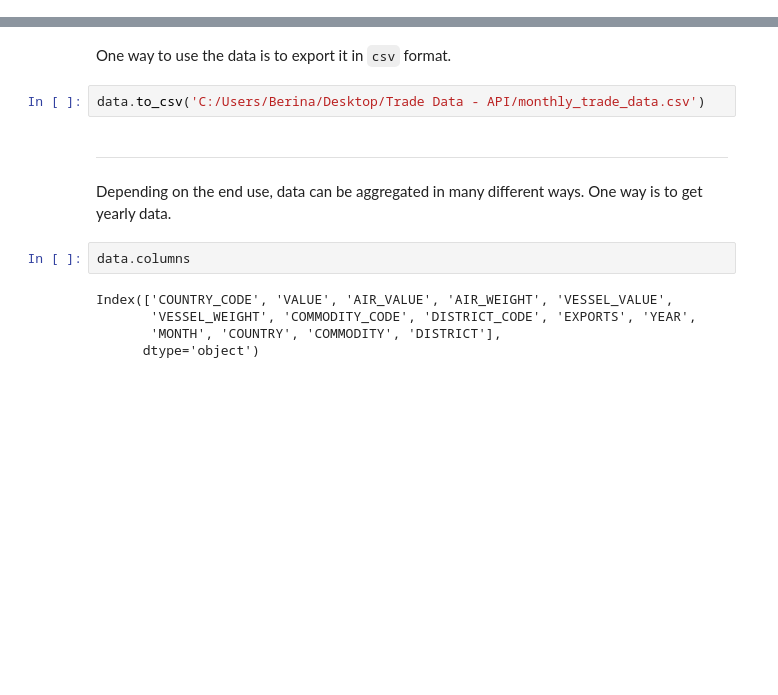
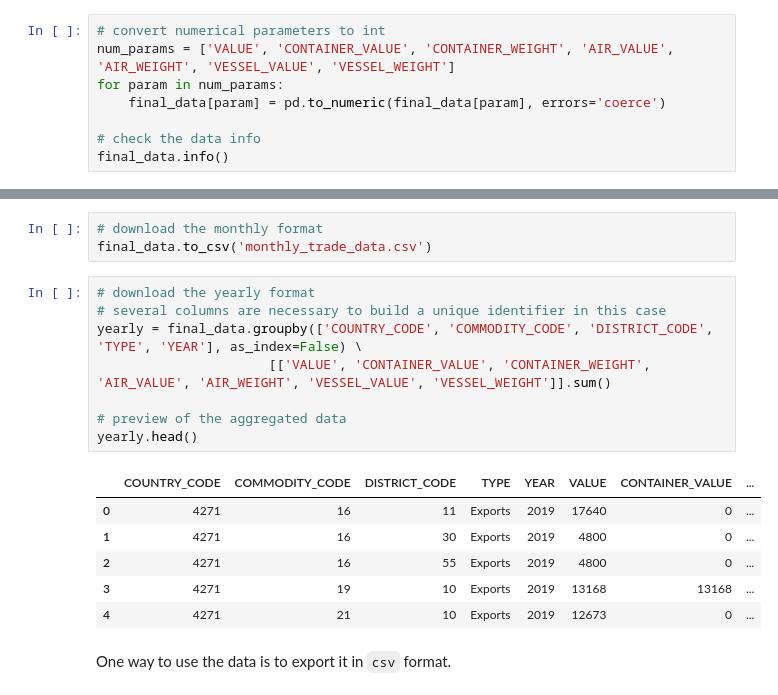
Before and after one commit to berina/trade_data_API, a Jupyter notebook: International Trade Data API.ipynb, the cells around one changed output, grey strips where cells are left out. Cells and saved outputs as stored; diff of their text form; blank space fills up the shorter version.

```diff
--- a/International Trade Data API.ipynb
+++ b/International Trade Data API.ipynb
@@ -268,0 +361,8 @@ for param in num_params:
+# %%
+# convert numerical parameters to int
+num_params = ['VALUE', 'CONTAINER_VALUE', 'CONTAINER_WEIGHT', 'AIR_VALUE', 'AIR_WEIGHT', 'VESSEL_VALUE', 'VESSEL_WEIGHT']
+for param in num_params:
+    final_data[param] = pd.to_numeric(final_data[param], errors='coerce')
+
+# check the data info
+final_data.info()
@@ -269,15 +428,20 @@ for param in num_params:
+# %%
+# download the monthly format
+final_data.to_csv('monthly_trade_data.csv')
+# %%
+# download the yearly format
+# several columns are necessary to build a unique identifier in this case
+yearly = final_data.groupby(['COUNTRY_CODE', 'COMMODITY_CODE', 'DISTRICT_CODE', 'TYPE', 'YEAR'], as_index=False) \
+                      [['VALUE', 'CONTAINER_VALUE', 'CONTAINER_WEIGHT', 'AIR_VALUE', 'AIR_WEIGHT', 'VESSEL_VALUE', 'VESSEL_WEIGHT']].sum()
+
+# preview of the aggregated data
+yearly.head()
+# %% [output]
+|  | COUNTRY_CODE | COMMODITY_CODE | DISTRICT_CODE | TYPE | YEAR | VALUE | CONTAINER_VALUE | ... |
+| 0 | 4271 | 16 | 11 | Exports | 2019 | 17640 | 0 | ... |
+| 1 | 4271 | 16 | 30 | Exports | 2019 | 4800 | 0 | ... |
+| 2 | 4271 | 16 | 55 | Exports | 2019 | 4800 | 0 | ... |
+| 3 | 4271 | 19 | 10 | Exports | 2019 | 13168 | 13168 | ... |
+| 4 | 4271 | 21 | 10 | Exports | 2019 | 12673 | 0 | ... |
 # %% [markdown]
 One way to use the data is to export it in `csv` format.
-# %%
-data.to_csv('C:/Users/Berina/Desktop/Trade Data - API/monthly_trade_data.csv')
-# %% [markdown]
-***
-# %% [markdown]
-Depending on the end use, data can be aggregated in many different ways. One way is to get yearly data.
-# %%
-data.columns
-# %% [output]
-Index(['COUNTRY_CODE', 'VALUE', 'AIR_VALUE', 'AIR_WEIGHT', 'VESSEL_VALUE',
-       'VESSEL_WEIGHT', 'COMMODITY_CODE', 'DISTRICT_CODE', 'EXPORTS', 'YEAR',
-       'MONTH', 'COUNTRY', 'COMMODITY', 'DISTRICT'],
-      dtype='object')
```
Also changed, not shown: parts of 45 cells of this notebook, 2 other files.
